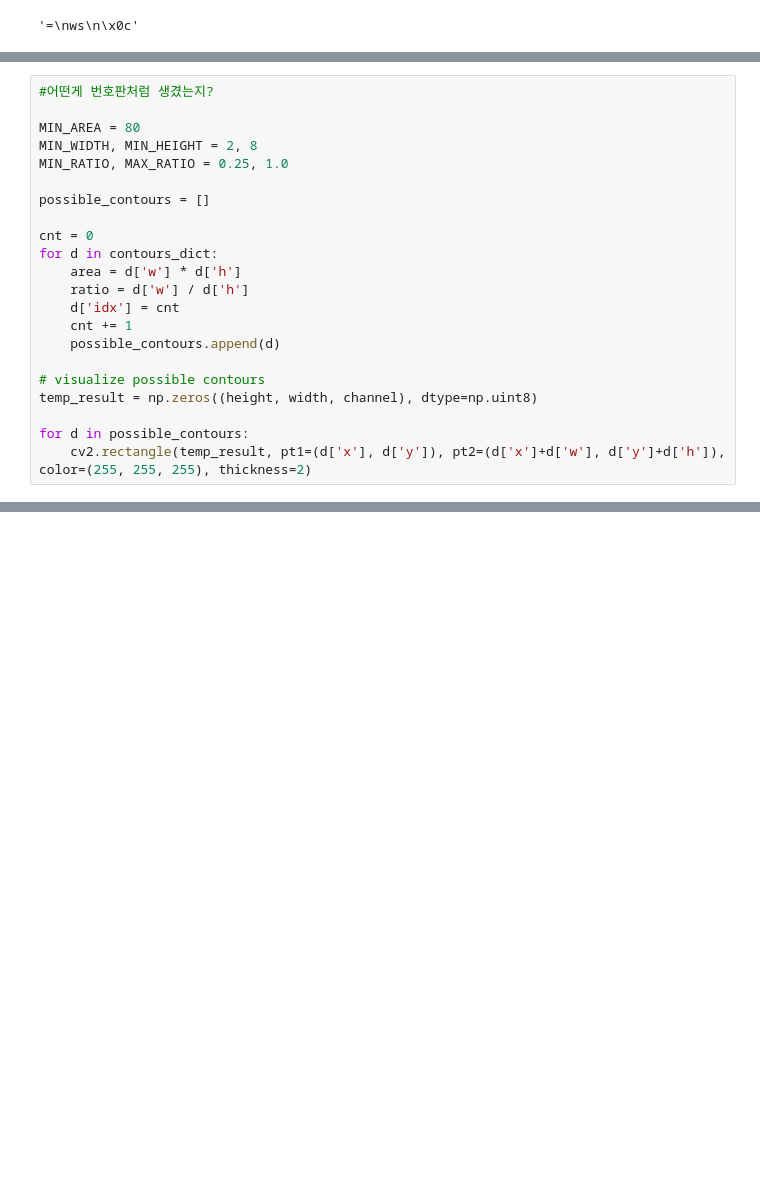
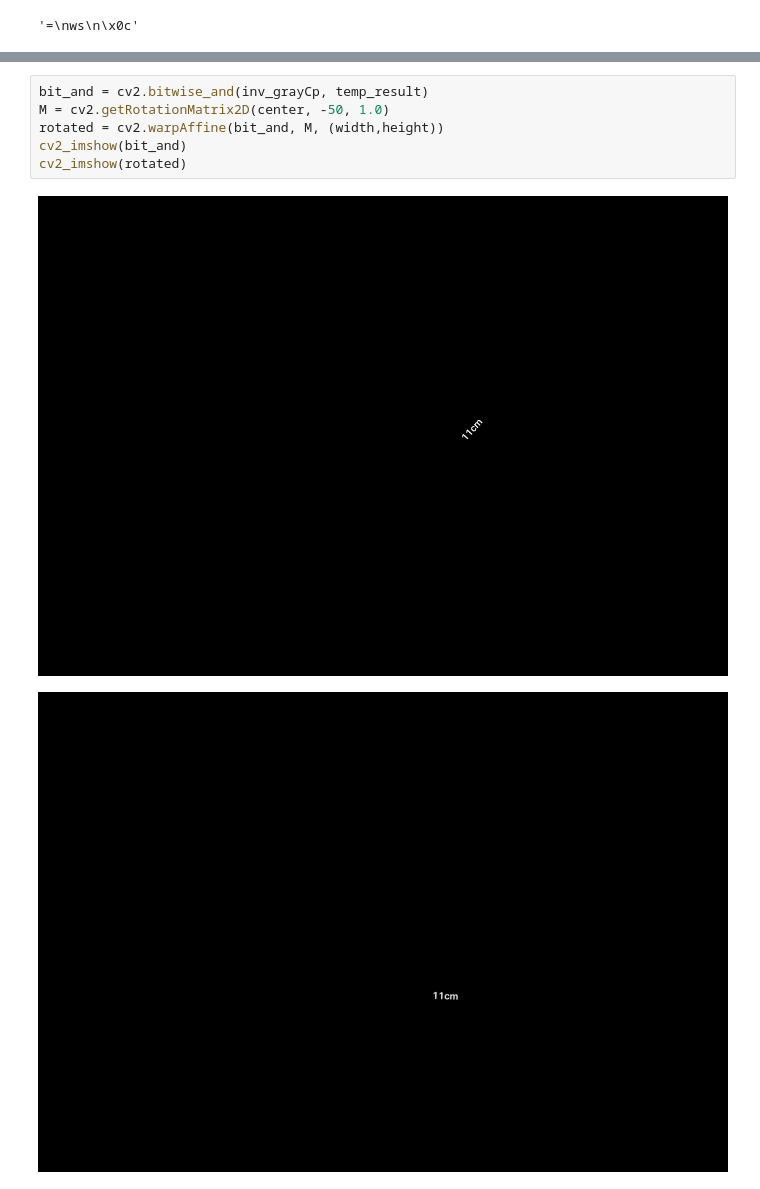
Before and after one commit to ppq0203/DCX_Mid_Project, a Jupyter notebook: colab_code/readImgNewImg.ipynb, the cells around one changed output, grey strips where cells are left out. Saved outputs shown, nothing was run; the diff lists cells and outputs as text; blank space fills up the shorter version.

```diff
--- a/colab_code/readImgNewImg.ipynb
+++ b/colab_code/readImgNewImg.ipynb
@@ -168,22 +179,0 @@ cv2_imshow(temp_result)
-# %%
-#어떤게 번호판처럼 생겼는지?
-
-MIN_AREA = 80
-MIN_WIDTH, MIN_HEIGHT = 2, 8
-MIN_RATIO, MAX_RATIO = 0.25, 1.0
-
-possible_contours = []
-
-cnt = 0
-for d in contours_dict:
-    area = d['w'] * d['h']
-    ratio = d['w'] / d['h']
-    d['idx'] = cnt
-    cnt += 1
-    possible_contours.append(d)
-
-# visualize possible contours
-temp_result = np.zeros((height, width, channel), dtype=np.uint8)
-
-for d in possible_contours:
-    cv2.rectangle(temp_result, pt1=(d['x'], d['y']), pt2=(d['x']+d['w'], d['y']+d['h']), color=(255, 255, 255), thickness=2)
@@ -386,0 +185,9 @@ chars
+# %%
+bit_and = cv2.bitwise_and(inv_grayCp, temp_result)
+M = cv2.getRotationMatrix2D(center, -50, 1.0)
+rotated = cv2.warpAffine(bit_and, M, (width,height))
+cv2_imshow(bit_and)
+cv2_imshow(rotated)
+# %% [output]
+[figure, added]
+[figure, added]
```
Also changed, not shown: parts of 17 cells of this notebook, 1 other file.
